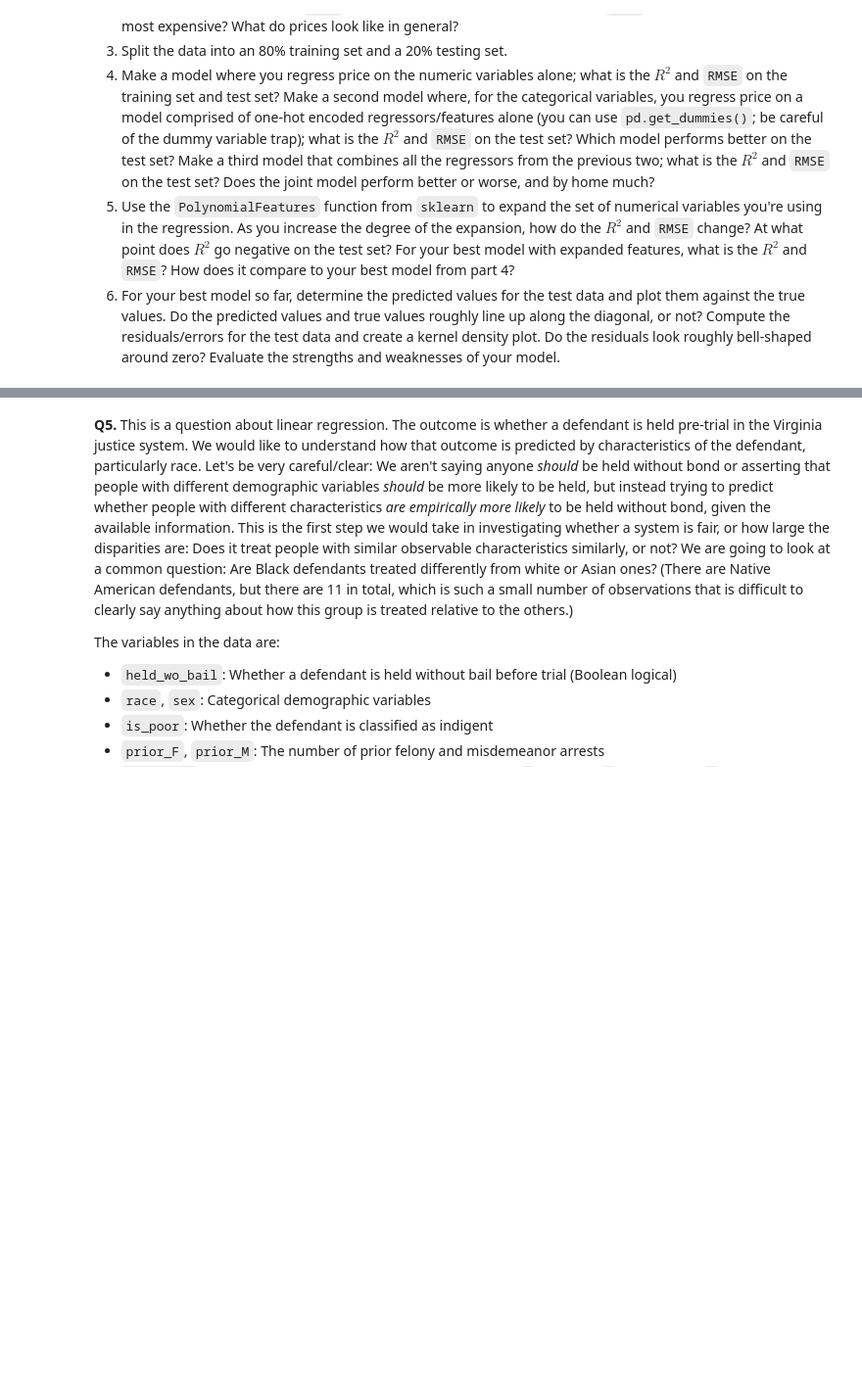
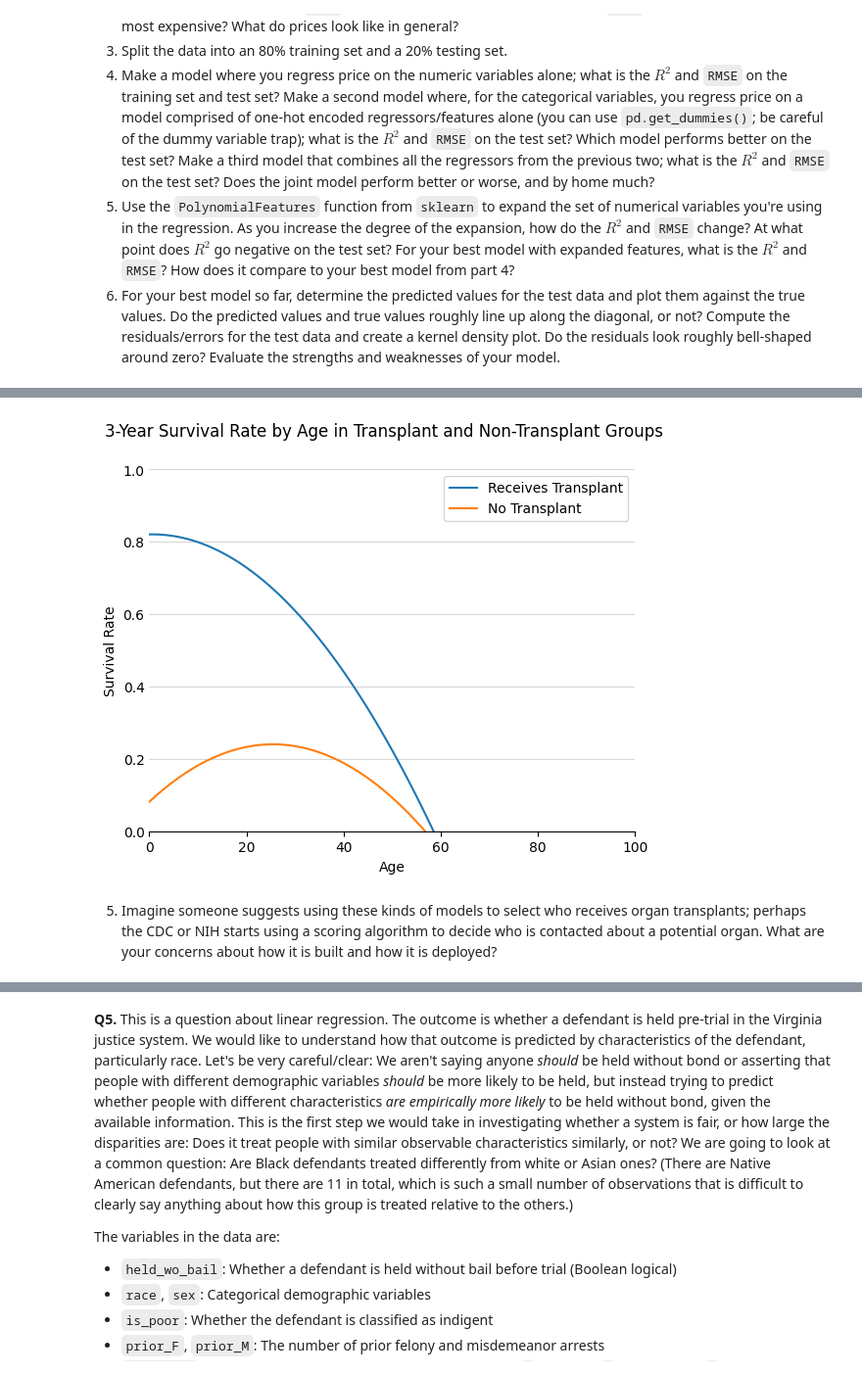
Before and after one commit to mgh2xx/linearModels, a Jupyter notebook: assignment/assignment.ipynb, the cells around one changed output, grey strips where cells are left out. Shown: that part at 98% size. Cells and saved outputs as stored; diff of their text form; code cells hidden in the pictures; blank space fills up the shorter version.

```diff
--- a/assignment/assignment.ipynb
+++ b/assignment/assignment.ipynb
@@ -225,0 +283,3 @@ Since a heart transplant is a dangerous operation and even people who successful
+# %%
+df = pd.read_csv("./data/heart_hw.csv")
+df.head()
@@ -225,0 +396,25 @@ Since a heart transplant is a dangerous operation and even people who successful
+# %%
+age = np.arange(0, 100, 1)
+
+treatment_model = reg.intercept_ + (0.012476 * age) + 0.738723 + (-0.000245 * (age ** 2)) + (-0.012159 * age)
+control_model = reg.intercept_ + (0.012476 * age) + (-0.000245 * (age ** 2))
+
+plt.figure()
+plt.plot(age, treatment_model, label = "Receives Transplant")
+plt.plot(age, control_model, label = "No Transplant")
+plt.xlabel("Age")
+plt.xlim(0, 100)
+plt.ylabel("Survival Rate")
+plt.ylim(0, 1)
+plt.gca().spines['right'].set_visible(False)
+plt.gca().spines['left'].set_visible(False)
+plt.gca().spines['top'].set_visible(False)
+plt.suptitle("3-Year Survival Rate by Age in Transplant and Non-Transplant Groups")
+plt.tick_params(axis = 'y', length = 0)
+plt.grid(axis = 'y', alpha = 0.5)
+plt.legend()
+plt.show()
+# %% [output]
+[figure, added]
+# %% [markdown]
+5. Imagine someone suggests using these kinds of models to select who receives organ transplants; perhaps the CDC or NIH starts using a scoring algorithm to decide who is contacted about a potential organ. What are your concerns about how it is built and how it is deployed?
```
Also changed, not shown: parts of 20 cells of this notebook, 1 other file.
